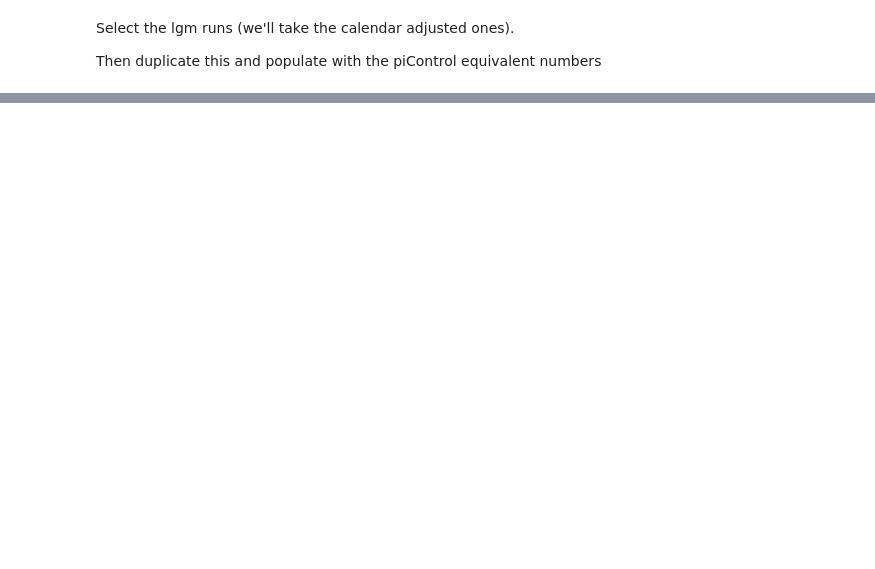
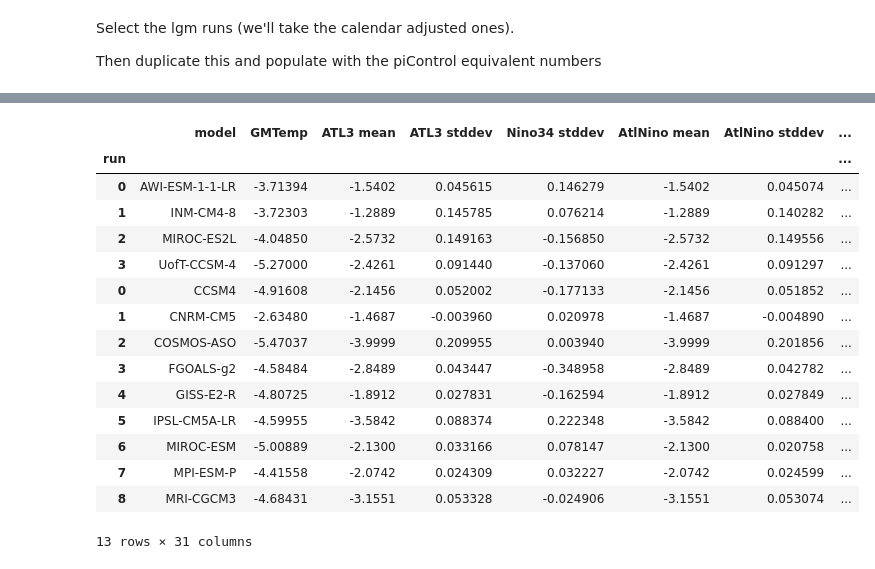
Before and after one commit to pmip4/TropicalAtlanticVariability, a Jupyter notebook: scatterplots.ipynb, the cells around one changed output, grey strips where cells are left out. Saved outputs shown, nothing was run; the diff lists cells and outputs as text; code cells hidden in the pictures; blank space fills up the shorter version.

```diff
--- a/scatterplots.ipynb
+++ b/scatterplots.ipynb
@@ -71 +64,23 @@ lgm_diff
+# %%
+lgm4_diff=calculate_experiment_diff(all_runs, "PMIP4", "lgm-cal-adj", control_experiment='piControl')
+lgm3_diff=calculate_experiment_diff(all_runs, "PMIP3", "lgm-cal-adj", control_experiment='piControl')
+lgm_diff=pd.concat([lgm4_diff,lgm3_diff])
+lgm_diff
+# %% [output]
+|  | model | GMTemp | ATL3 mean | ATL3 stddev | Nino34 stddev | AtlNino mean | AtlNino stddev | ... |
+| run |  |  |  |  |  |  |  | ... |
+| 0 | AWI-ESM-1-1-LR | -3.71394 | -1.5402 | 0.045615 | 0.146279 | -1.5402 | 0.045074 | ... |
+| 1 | INM-CM4-8 | -3.72303 | -1.2889 | 0.145785 | 0.076214 | -1.2889 | 0.140282 | ... |
+| 2 | MIROC-ES2L | -4.04850 | -2.5732 | 0.149163 | -0.156850 | -2.5732 | 0.149556 | ... |
+| 3 | UofT-CCSM-4 | -5.27000 | -2.4261 | 0.091440 | -0.137060 | -2.4261 | 0.091297 | ... |
+| 0 | CCSM4 | -4.91608 | -2.1456 | 0.052002 | -0.177133 | -2.1456 | 0.051852 | ... |
+| 1 | CNRM-CM5 | -2.63480 | -1.4687 | -0.003960 | 0.020978 | -1.4687 | -0.004890 | ... |
+| 2 | COSMOS-ASO | -5.47037 | -3.9999 | 0.209955 | 0.003940 | -3.9999 | 0.201856 | ... |
+| 3 | FGOALS-g2 | -4.58484 | -2.8489 | 0.043447 | -0.348958 | -2.8489 | 0.042782 | ... |
+| 4 | GISS-E2-R | -4.80725 | -1.8912 | 0.027831 | -0.162594 | -1.8912 | 0.027849 | ... |
+| 5 | IPSL-CM5A-LR | -4.59955 | -3.5842 | 0.088374 | 0.222348 | -3.5842 | 0.088400 | ... |
+| 6 | MIROC-ESM | -5.00889 | -2.1300 | 0.033166 | 0.078147 | -2.1300 | 0.020758 | ... |
+| 7 | MPI-ESM-P | -4.41558 | -2.0742 | 0.024309 | 0.032227 | -2.0742 | 0.024599 | ... |
+| 8 | MRI-CGCM3 | -4.68431 | -3.1551 | 0.053328 | -0.024906 | -3.1551 | 0.053074 | ... |
+13 rows × 31 columns
 # %%
```
Also changed, not shown: parts of 19 cells of this notebook, 5 other files.
